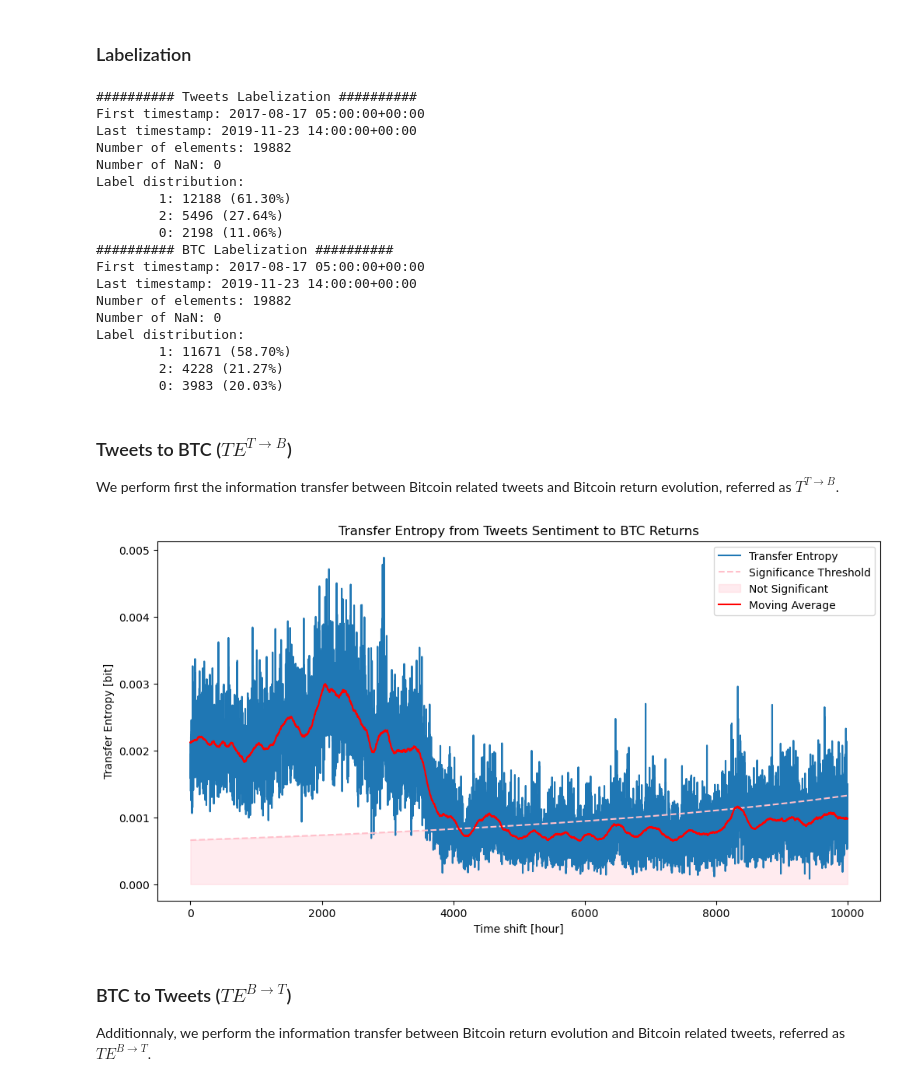
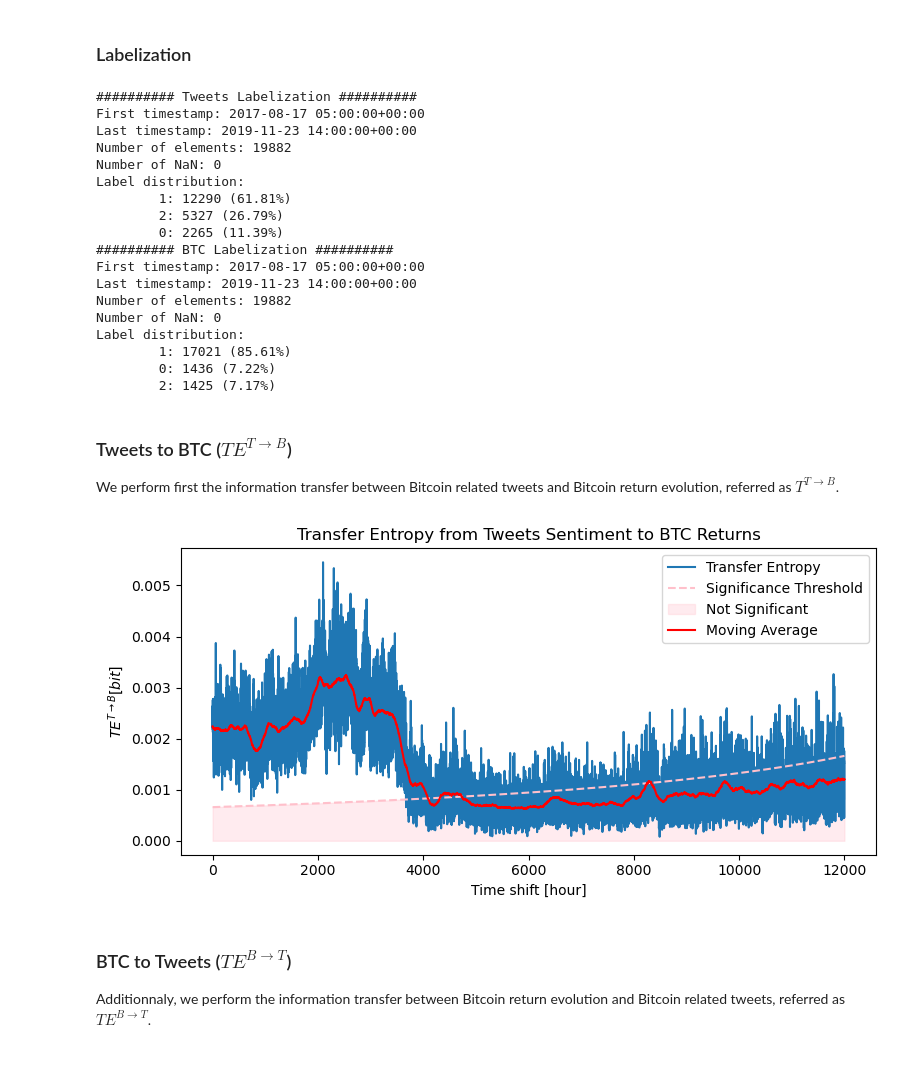
Before and after one commit to paulo-03/bitcoin_twitter, a Jupyter notebook: transfer_entropy.ipynb, the cells around one changed output. Saved outputs shown, nothing was run; the diff lists cells and outputs as text; code cells hidden in the pictures.

```diff
--- a/transfer_entropy.ipynb
+++ b/transfer_entropy.ipynb
@@ -91,7 +91,7 @@ btc_labelizer = BtcLabelization('clean_data/btc.parquet')
 
 # Run the labelization using threshold found above
 tweets_labels = tweet_labelizer.labelize(threshold=0.1, granularity='h', verbose=True)
-btc_labels = btc_labelizer.labelize(threshold=0.004, granularity='h', verbose=True)
+btc_labels = btc_labelizer.labelize(threshold=0.011, granularity='h', verbose=True)
 # %% [output]
 ########## Tweets Labelization ##########
 First timestamp: 2017-08-17 05:00:00+00:00
@@ -99,28 +99,28 @@ Last timestamp: 2019-11-23 14:00:00+00:00
 Number of elements: 19882
 Number of NaN: 0
 Label distribution:
-        1: 12188 (61.30%)
-        2: 5496 (27.64%)
-        0: 2198 (11.06%)
+        1: 12290 (61.81%)
+        2: 5327 (26.79%)
+        0: 2265 (11.39%)
 ########## BTC Labelization ##########
 First timestamp: 2017-08-17 05:00:00+00:00
 Last timestamp: 2019-11-23 14:00:00+00:00
 Number of elements: 19882
 Number of NaN: 0
 Label distribution:
-        1: 11671 (58.70%)
-        2: 4228 (21.27%)
-        0: 3983 (20.03%)
+        1: 17021 (85.61%)
+        0: 1436 (7.22%)
+        2: 1425 (7.17%)
 # %% [markdown]
 ### Tweets to BTC ($TE^{T \rightarrow B}$)
 
 We perform first the information transfer between Bitcoin related tweets and Bitcoin return evolution, referred as $T^{T \rightarrow B}$.
 # %%
 TE_computer = TweetsToBtcTransferEntropy(tweets_labels, btc_labels)
-TE_computer.plot_transfer_entropy_on_lags(delays=range(0, 10000), k=1, moving_average_window=200,
+TE_computer.plot_transfer_entropy_on_lags(delays=range(0, 12000), k=1, moving_average_window=200,
                                           case="tweet_to_btc_hours")
 # %% [output]
-[figure, old version]
+[figure, new version]
 # %% [markdown]
 ### BTC to Tweets ($TE^{B \rightarrow T}$)
 
```
Also changed, not shown: parts of 5 cells of this notebook, 2 other files.
